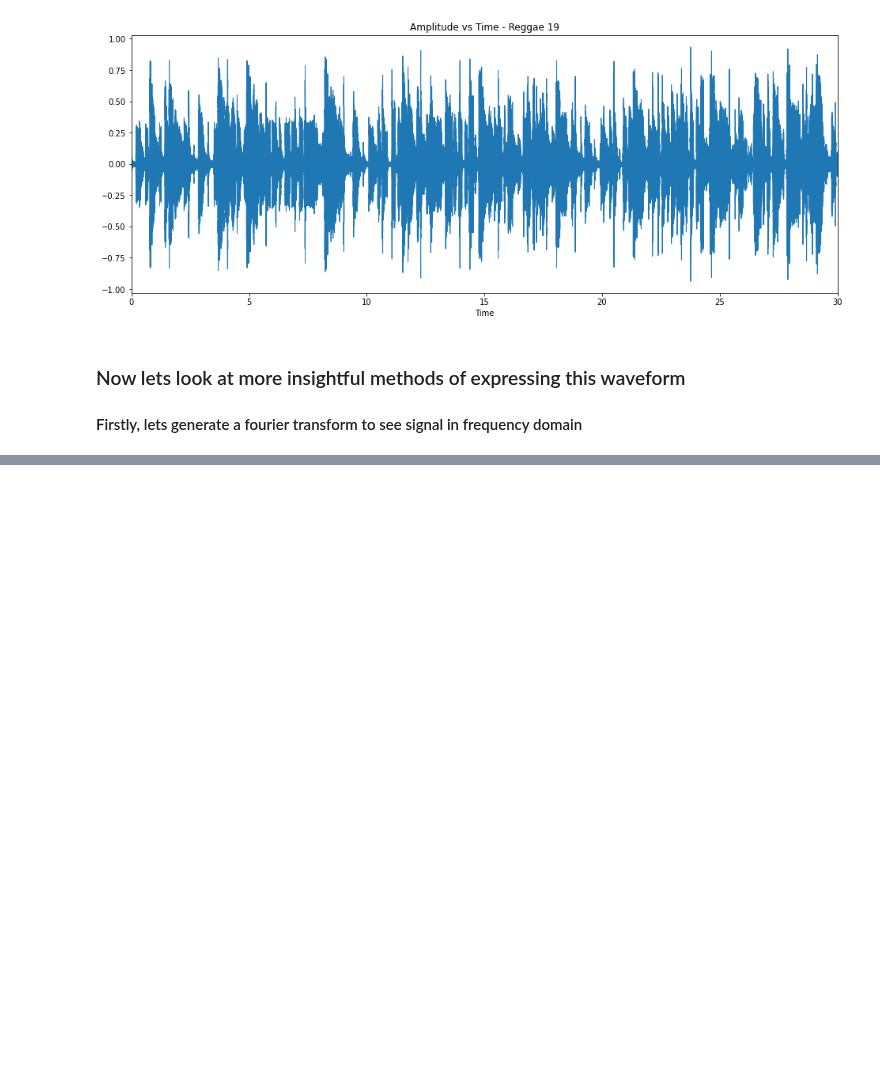
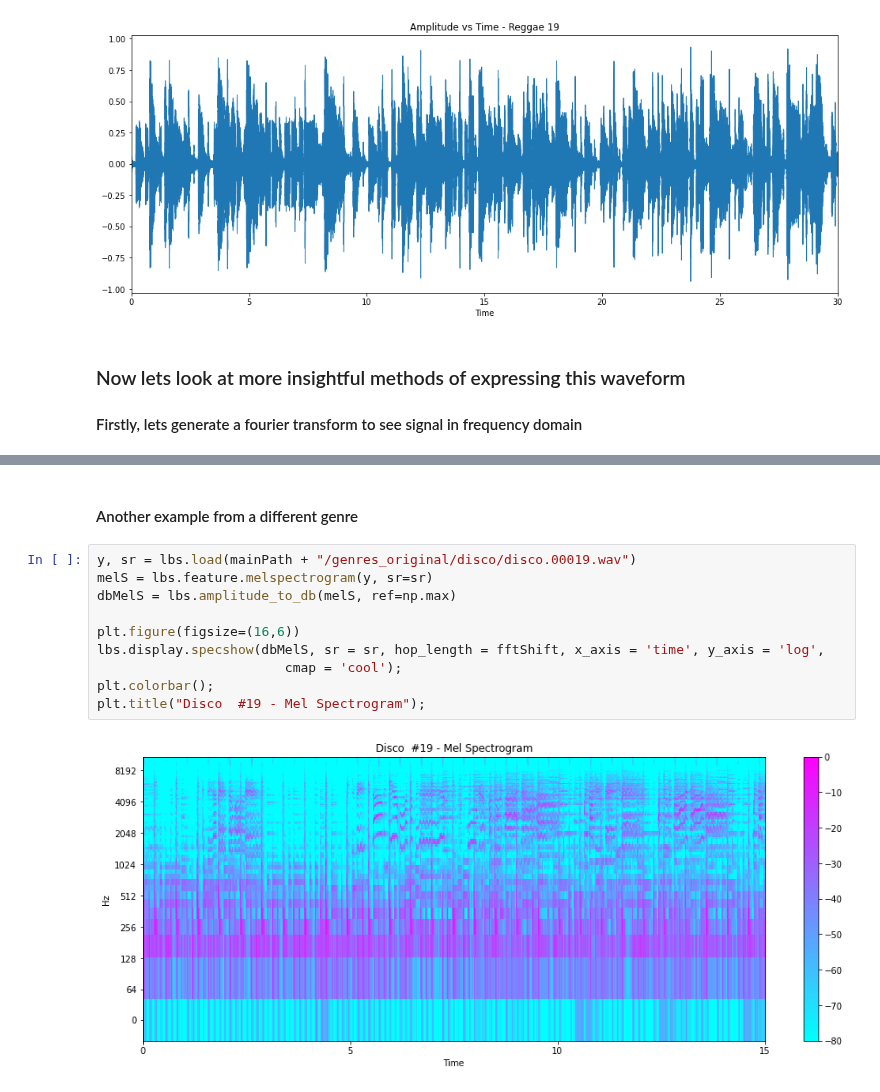
Before and after one commit to nalderman19/AudioAnalysisProject, a Jupyter notebook: audiofilefun.ipynb, the cells around one changed output, grey strips where cells are left out. Drawn from its saved outputs; the diff is of its cells as text; blank space fills up the shorter version.

```diff
--- a/audiofilefun.ipynb
+++ b/audiofilefun.ipynb
@@ -58,0 +104,14 @@ plt.xlim([0,30]);
+# %% [markdown]
+#### Another example from a different genre
+# %%
+y, sr = lbs.load(mainPath + "/genres_original/disco/disco.00019.wav")
+melS = lbs.feature.melspectrogram(y, sr=sr)
+dbMelS = lbs.amplitude_to_db(melS, ref=np.max)
+
+plt.figure(figsize=(16,6))
+lbs.display.specshow(dbMelS, sr = sr, hop_length = fftShift, x_axis = 'time', y_axis = 'log',
+                        cmap = 'cool');
+plt.colorbar();
+plt.title("Disco  #19 - Mel Spectrogram");
+# %% [output]
+[figure, added]
```
Also changed, not shown: parts of 12 cells of this notebook.
